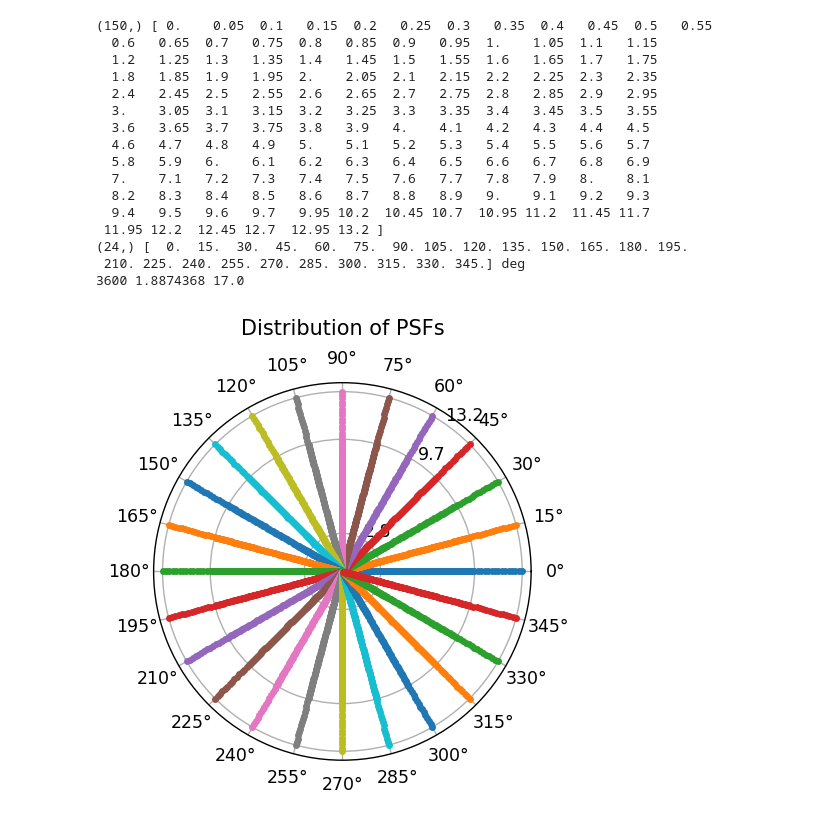
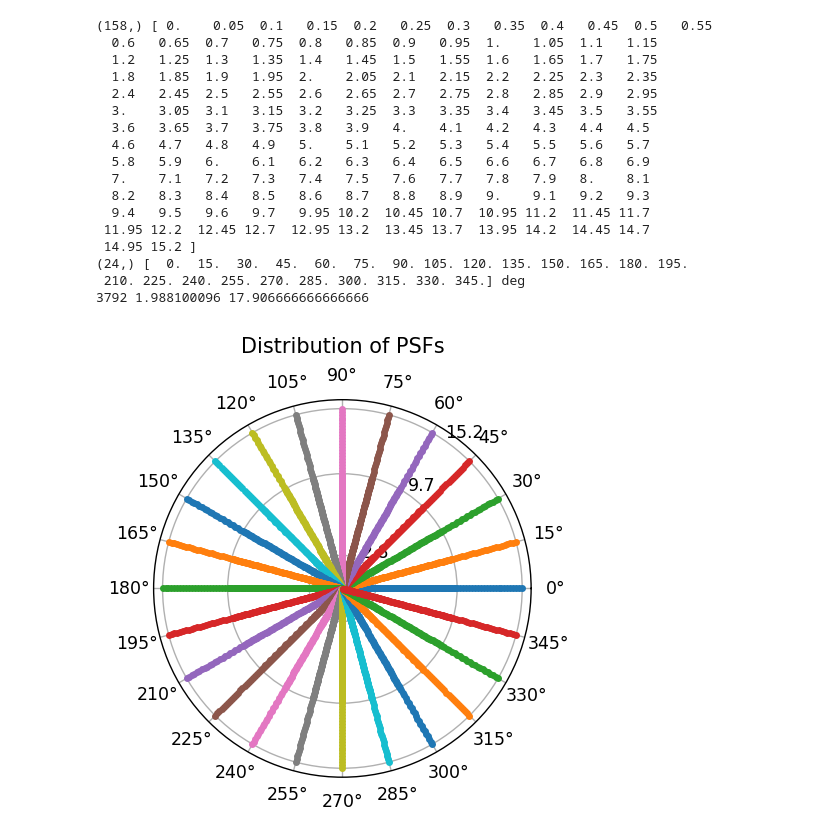
Before and after one commit to kian1377/disk-processing, a Jupyter notebook: hlc_575_072022_create_psfs.ipynb, the cells around one changed output. Cells and saved outputs as stored; diff of their text form; code cells hidden in the pictures.

```diff
--- a/hlc_575_072022_create_psfs.ipynb
+++ b/hlc_575_072022_create_psfs.ipynb
@@ -41,7 +41,7 @@ sampling2 = 0.1
 offsets2 = np.arange(iwa+1,owa,sampling2)
 
 sampling3 = 0.25
-offsets3 = np.arange(owa,13.2+sampling3,sampling3)
+offsets3 = np.arange(owa,15+sampling3,sampling3)
 
 r_offsets = np.hstack([offsets1, offsets2, offsets3])
 r_offsets_mas = r_offsets*mas_per_lamD
@@ -66,37 +66,38 @@ thetas_hdu.writeto(thetas_fpath, overwrite=True)
 
 # Plotting field angles
 theta_offsets = []
 for r in r_offsets[1:]:
     theta_offsets.append(thetas.to(u.radian).value)
 theta_offsets = np.array(theta_offsets)
 theta_offsets.shape
 
 fig, ax = plt.subplots(subplot_kw={'projection': 'polar'}, dpi=125)
 ax.plot(theta_offsets, r_offsets[1:], '.')
 ax.set_rticks([iwa, owa, max(r_offsets)])  # Less radial ticks
 ax.set_thetagrids(thetas.value)
 ax.set_rlabel_position(55)  # Move radial labels away from plotted line
 ax.grid(True)
 ax.set_title('Distribution of PSFs', va='bottom')
 plt.show()
 # %% [output]
-(150,) [ 0.    0.05  0.1   0.15  0.2   0.25  0.3   0.35  0.4   0.45  0.5   0.55
+(158,) [ 0.    0.05  0.1   0.15  0.2   0.25  0.3   0.35  0.4   0.45  0.5   0.55
   0.6   0.65  0.7   0.75  0.8   0.85  0.9   0.95  1.    1.05  1.1   1.15
   1.2   1.25  1.3   1.35  1.4   1.45  1.5   1.55  1.6   1.65  1.7   1.75
   1.8   1.85  1.9   1.95  2.    2.05  2.1   2.15  2.2   2.25  2.3   2.35
   2.4   2.45  2.5   2.55  2.6   2.65  2.7   2.75  2.8   2.85  2.9   2.95
   3.    3.05  3.1   3.15  3.2   3.25  3.3   3.35  3.4   3.45  3.5   3.55
   3.6   3.65  3.7   3.75  3.8   3.9   4.    4.1   4.2   4.3   4.4   4.5
   4.6   4.7   4.8   4.9   5.    5.1   5.2   5.3   5.4   5.5   5.6   5.7
   5.8   5.9   6.    6.1   6.2   6.3   6.4   6.5   6.6   6.7   6.8   6.9
   7.    7.1   7.2   7.3   7.4   7.5   7.6   7.7   7.8   7.9   8.    8.1
   8.2   8.3   8.4   8.5   8.6   8.7   8.8   8.9   9.    9.1   9.2   9.3
   9.4   9.5   9.6   9.7   9.95 10.2  10.45 10.7  10.95 11.2  11.45 11.7
- 11.95 12.2  12.45 12.7  12.95 13.2 ]
+ 11.95 12.2  12.45 12.7  12.95 13.2  13.45 13.7  13.95 14.2  14.45 14.7
+ 14.95 15.2 ]
 (24,) [  0.  15.  30.  45.  60.  75.  90. 105. 120. 135. 150. 165. 180. 195.
  210. 225. 240. 255. 270. 285. 300. 315. 330. 345.] deg
-3600 1.8874368 17.0
+3792 1.988100096 17.906666666666666
-[figure, old version]
+[figure, new version]
 # %%
 nlam = 1
 lam0 = 0.575
```
Also changed, not shown: parts of 1 cell of this notebook, 9 other files.
